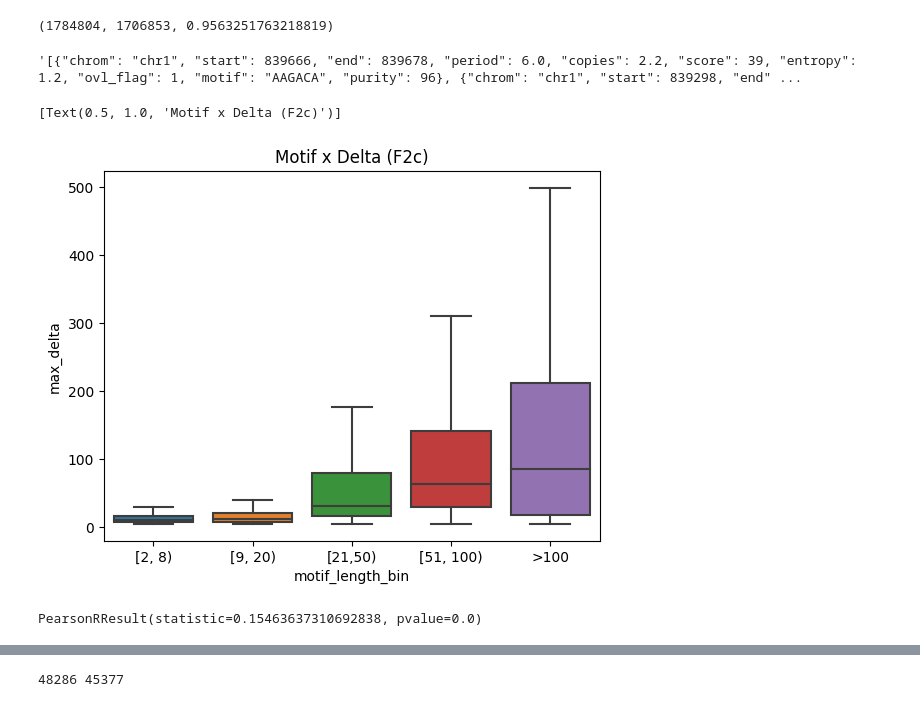
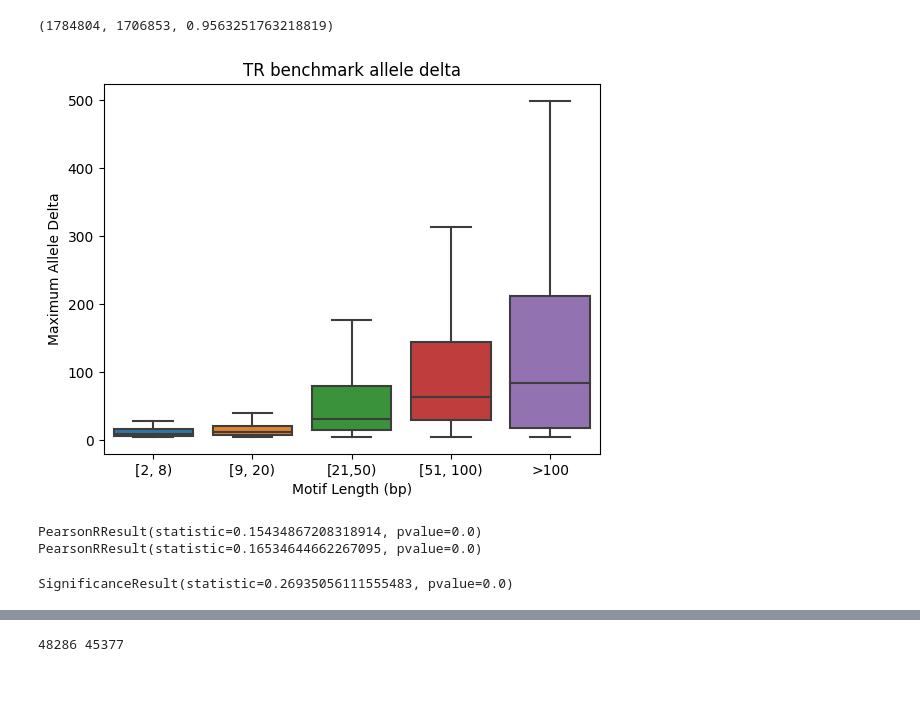
Before and after one commit to ACEnglish/adotto, a Jupyter notebook: manuscript/creating_numbers/motif_delta_lengths.ipynb, the cells around one changed output, grey strips where cells are left out. Drawn from its saved outputs; the diff is of its cells as text; code cells hidden in the pictures.

```diff
--- a/manuscript/creating_numbers/motif_delta_lengths.ipynb
+++ b/manuscript/creating_numbers/motif_delta_lengths.ipynb
@@ -20,4 +16,0 @@ data = data.join(catalog)
-# %%
-data['annos'].iloc[0]
-# %% [output]
-'[{"chrom": "chr1", "start": 839666, "end": 839678, "period": 6.0, "copies": 2.2, "score": 39, "entropy": 1.2, "ovl_flag": 1, "motif": "AAGACA", "purity": 96}, {"chrom": "chr1", "start": 839298, "end" ...
@@ -28,4 +17,11 @@ def get_max_motif(x):
 # %%
+def get_max_motif(x):
+    d = json.loads(x)
+    return max([_['period'] for _ in d])
+
+data = benchmark[benchmark['tier'] == "Tier1"]
+data = data.join(catalog)
+
 data['is_inter'] = data['interspersed'] != '.'
 
 data['max_motif'] = data['annos'].apply(get_max_motif)
@@ -34,17 +30,17 @@ data['motif_length_bin'] = pd.cut(data['max_motif'], bins=[2, 8, 20, 50, 100, sy
 data['max_delta'] = data[['mat_ad','pat_ad']].max(axis=1)
 hg002_subset = data['var_state'].apply(lambda x: x & 0x1) != 0
 
-data['approx_copies'] = data['max_delta'] / data['max_motif']
-
 real_deltas = pd.read_csv("n_ad.txt", sep='\t', names=["chr", "start", "end", "delta"]).set_index(['chr', 'start', 'end'])
 data['real_delta'] = real_deltas
 data['approx_copies'] = data['real_delta'] / data['max_motif']
 # %%
 p = sb.boxplot(data=data[hg002_subset & (~data['is_inter'])], x = "motif_length_bin", y="max_delta", showfliers=False)
-p.set(title="Motif x Delta (F2c)")
+p.set(title="TR benchmark allele delta",
+     xlabel="Motif Length (bp)",
+     ylabel="Maximum Allele Delta")
+plt.savefig("Figure2C.pdf")
 # %% [output]
-[Text(0.5, 1.0, 'Motif x Delta (F2c)')]
-[figure, old version]
+[figure, new version]
 # %%
 # There's a general trend that longer motifs create longer expansions/contractions of the region
 # %%
@@ -52,5 +48,12 @@ from scipy.stats import pearsonr
+# %%
+view = data[hg002_subset & ~data['is_inter']]
+print(pearsonr(view['max_delta'], view['max_motif']))
+print(pearsonr(view['max_delta'], view['motif_length_bin'].cat.codes))
+# %% [output]
+PearsonRResult(statistic=0.15434867208318914, pvalue=0.0)
+PearsonRResult(statistic=0.16534644662267095, pvalue=0.0)
 # %%
 view = data[hg002_subset & ~data['is_inter']]
-pearsonr(view['max_delta'], view['max_motif'])
+spearmanr(view['max_delta'], view['max_motif'])
 # %% [output]
-PearsonRResult(statistic=0.15463637310692838, pvalue=0.0)
+SignificanceResult(statistic=0.26935056111555483, pvalue=0.0)
```
Also changed, not shown: parts of 8 cells of this notebook, 1 other file.
